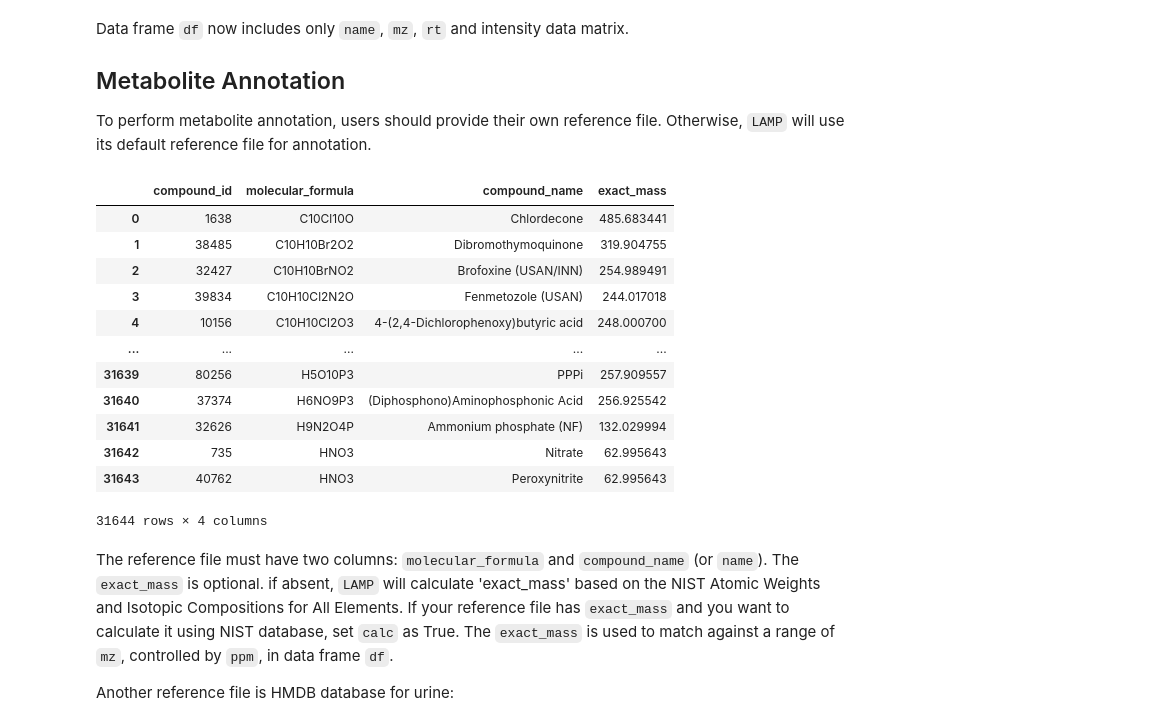
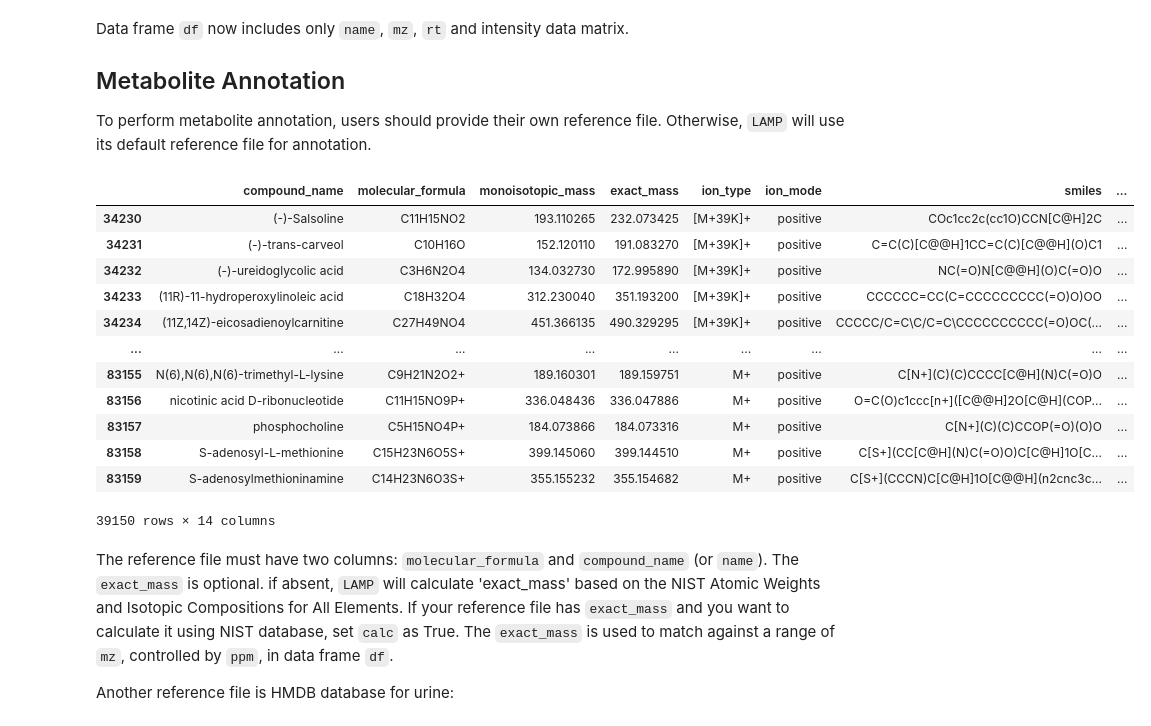
Before and after one commit to wanchanglin/lamp, a Jupyter notebook: examples/lamp_quick_start.ipynb, the cells around one changed output. Saved outputs shown, nothing was run; the diff lists cells and outputs as text; code cells hidden in the pictures.

```diff
--- a/examples/lamp_quick_start.ipynb
+++ b/examples/lamp_quick_start.ipynb
@@ -81,23 +82,23 @@ annotation.
 # %%
 ref_path = ""  # if empty, use default reference file for matching
 # load reference library
 cal_mass = False
-ref = anno.read_ref(ref_path, calc=cal_mass)
+ref = anno.read_ref(ref_path, ion_mode=ion_mode, calc=cal_mass)
 ref
 # %% [output]
-|  | compound_id | molecular_formula | compound_name | exact_mass |
-| 0 | 1638 | C10Cl10O | Chlordecone | 485.683441 |
-| 1 | 38485 | C10H10Br2O2 | Dibromothymoquinone | 319.904755 |
-| 2 | 32427 | C10H10BrNO2 | Brofoxine (USAN/INN) | 254.989491 |
-| 3 | 39834 | C10H10Cl2N2O | Fenmetozole (USAN) | 244.017018 |
-| 4 | 10156 | C10H10Cl2O3 | 4-(2,4-Dichlorophenoxy)butyric acid | 248.000700 |
-| ... | ... | ... | ... | ... |
-| 31639 | 80256 | H5O10P3 | PPPi | 257.909557 |
-| 31640 | 37374 | H6NO9P3 | (Diphosphono)Aminophosphonic Acid | 256.925542 |
-| 31641 | 32626 | H9N2O4P | Ammonium phosphate (NF) | 132.029994 |
-| 31642 | 735 | HNO3 | Nitrate | 62.995643 |
-| 31643 | 40762 | HNO3 | Peroxynitrite | 62.995643 |
+|  | compound_name | molecular_formula | monoisotopic_mass | exact_mass | ion_type | ion_mode | smiles | ... |
+| 34230 | (-)-Salsoline | C11H15NO2 | 193.110265 | 232.073425 | [M+39K]+ | positive | COc1cc2c(cc1O)CCN[C@H]2C | ... |
+| 34231 | (-)-trans-carveol | C10H16O | 152.120110 | 191.083270 | [M+39K]+ | positive | C=C(C)[C@@H]1CC=C(C)[C@@H](O)C1 | ... |
+| 34232 | (-)-ureidoglycolic acid | C3H6N2O4 | 134.032730 | 172.995890 | [M+39K]+ | positive | NC(=O)N[C@@H](O)C(=O)O | ... |
+| 34233 | (11R)-11-hydroperoxylinoleic acid | C18H32O4 | 312.230040 | 351.193200 | [M+39K]+ | positive | CCCCCC=CC(C=CCCCCCCCC(=O)O)OO | ... |
+| 34234 | (11Z,14Z)-eicosadienoylcarnitine | C27H49NO4 | 451.366135 | 490.329295 | [M+39K]+ | positive | CCCCC/C=C\C/C=C\CCCCCCCCCC(=O)OC(... | ... |
+| ... | ... | ... | ... | ... | ... | ... | ... | ... |
+| 83155 | N(6),N(6),N(6)-trimethyl-L-lysine | C9H21N2O2+ | 189.160301 | 189.159751 | M+ | positive | C[N+](C)(C)CCCC[C@H](N)C(=O)O | ... |
+| 83156 | nicotinic acid D-ribonucleotide | C11H15NO9P+ | 336.048436 | 336.047886 | M+ | positive | O=C(O)c1ccc[n+]([C@@H]2O[C@H](COP... | ... |
+| 83157 | phosphocholine | C5H15NO4P+ | 184.073866 | 184.073316 | M+ | positive | C[N+](C)(C)CCOP(=O)(O)O | ... |
+| 83158 | S-adenosyl-L-methionine | C15H23N6O5S+ | 399.145060 | 399.144510 | M+ | positive | C[S+](CC[C@H](N)C(=O)O)C[C@H]1O[C... | ... |
+| 83159 | S-adenosylmethioninamine | C14H23N6O3S+ | 355.155232 | 355.154682 | M+ | positive | C[S+](CCCN)C[C@H]1O[C@@H](n2cnc3c... | ... |
-31644 rows × 4 columns
+39150 rows × 14 columns
 # %% [markdown]
 The reference file must have two columns: `molecular_formula` and
 `compound_name` (or `name`). The `exact_mass` is optional. if absent,
```
Also changed, not shown: parts of 11 cells of this notebook, 11 other files.
